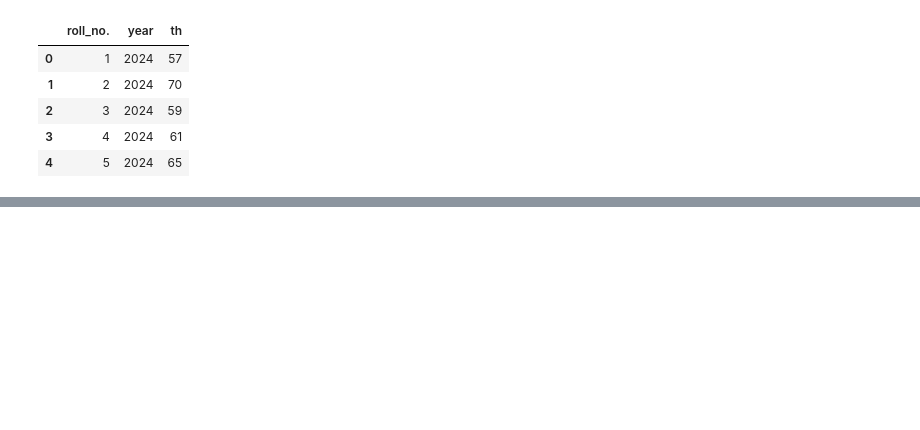
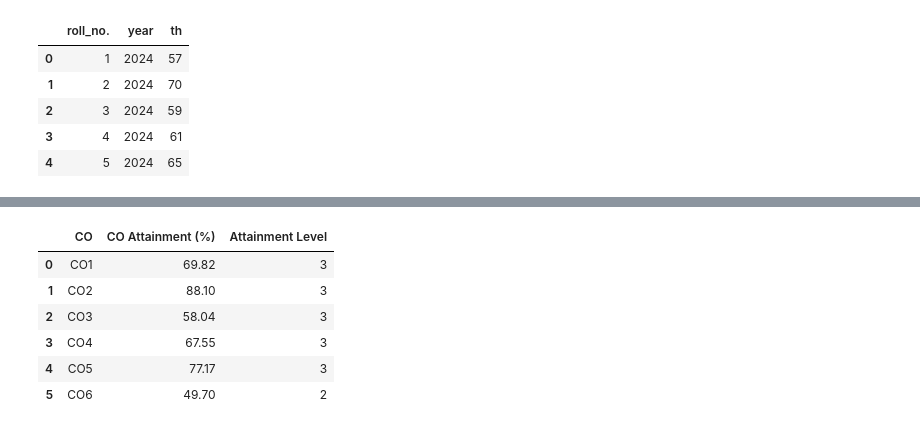
Before and after one commit to LitapTimus/Clg_Pro, a Jupyter notebook: calc.ipynb, the cells around one changed output, grey strips where cells are left out. Drawn from its saved outputs; the diff is of its cells as text; code cells hidden in the pictures; blank space fills up the shorter version.

```diff
--- a/calc.ipynb
+++ b/calc.ipynb
@@ -298,10 +325,9 @@ Processing CO: 2343113.2
 # %%
-
 # -----------------------------------
 # LOAD DATA
 # -----------------------------------
 raw = pd.read_excel(file_path, sheet_name='ESE', header=None)
-
+ESE1=pd.read_excel(file_path, sheet_name='ESE', header=None)
 # -----------------------------------
 # EXTRACT HEADERS
 # -----------------------------------
@@ -366,9 +392,11 @@ for idx, col in enumerate(marks_only.columns):
     attempted = scores.count()
 
     class_avg = scores.mean()
-    class_avg_percent = (class_avg / full_marks) * 100
 
-    above_threshold = ((scores / full_marks) * 100 >= class_per_avg_marks).sum()
+    # Threshold as % of full marks
+    threshold_marks = (full_marks * class_per_avg_marks) / 100
+
+    above_threshold = (scores >= threshold_marks).sum()
     percent_above = (above_threshold / attempted) * 100
 
     # -----------------------------------
@@ -381,14 +409,51 @@ for idx, col in enumerate(marks_only.columns):
         "No. of Students Attempted": attempted,
         "No. >= Threshold": above_threshold,
         "% >= Threshold": round(percent_above, 2),
-        "% Class Avg Marks": round(class_avg_percent, 2)
+        "% Class Avg Marks": round(threshold_marks, 2)
     })
 
 # -----------------------------------
-# FINAL DATAFRAME
+# FINAL DATAFRAME (QUESTION-WISE)
 # -----------------------------------
-final_df = pd.DataFrame(results)
+ESE_df = pd.DataFrame(results)
 
-# SHOW RESULT
-final_df
+print("\n========== QUESTION-WISE ATTAINMENT ==========")
+print(ESE_df)
+
+# -----------------------------------
+# CO-WISE ATTAINMENT CALCULATION
+# -----------------------------------
+co_attainment_ese = (
+    ESE_df
+    .groupby("CO")["% >= Threshold"]
+    .mean()
+    .reset_index()
+)
+
+# Rename column properly
+co_attainment_ese.columns = ["CO", "CO Attainment (%)"]
+
+# Round values
+co_attainment_ese["CO Attainment (%)"] = co_attainment_ese["CO Attainment (%)"].round(2)
+
+# -----------------------------------
+# APPLY ATTAINMENT LEVEL TO CO SUMMARY
+# -----------------------------------
+
+goalset1=goalset.sort_values("level")
+
+def map_attainment_level(percent_value):
+    level = 0
+    for _, row in goalset1.iterrows():
+        if percent_value >= row["% of the student"]:
+            level = row["level"]
+    return level
+
+# Map levels
+co_attainment_ese["Attainment Level"] = co_attainment_ese["CO Attainment (%)"].apply(map_attainment_level)
+
+
+# DISPLAY RESULT
+print("\n--- CO-WISE ATTAINMENT WITH LEVEL ---")
+co_attainment_ese
 # %% [output]
@@ -396 +477,8 @@ NameError: name 'file_path' is not defined
+|  | CO | CO Attainment (%) | Attainment Level |
+| 0 | CO1 | 69.82 | 3 |
+| 1 | CO2 | 88.10 | 3 |
+| 2 | CO3 | 58.04 | 3 |
+| 3 | CO4 | 67.55 | 3 |
+| 4 | CO5 | 77.17 | 3 |
+| 5 | CO6 | 49.70 | 2 |
 # %%
```
Also changed, not shown: parts of 10 cells of this notebook, 1 other file.
